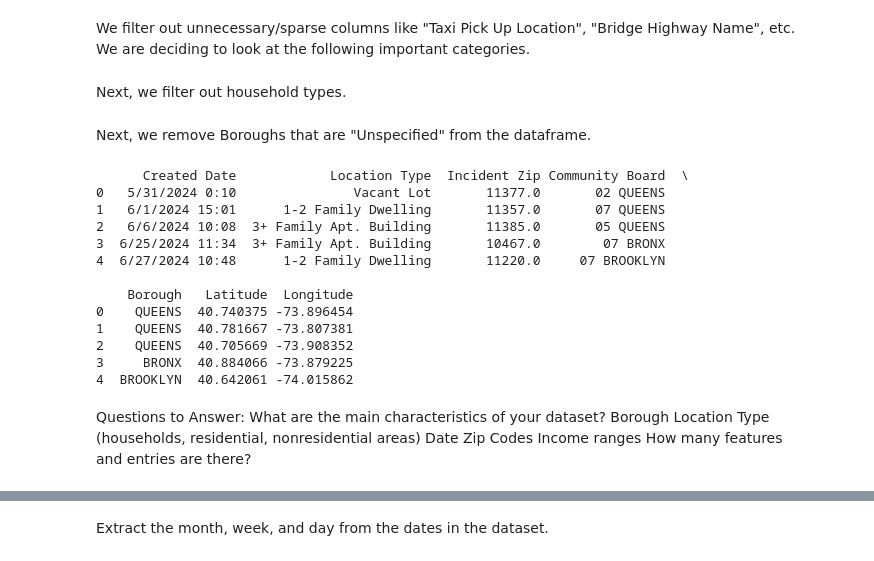
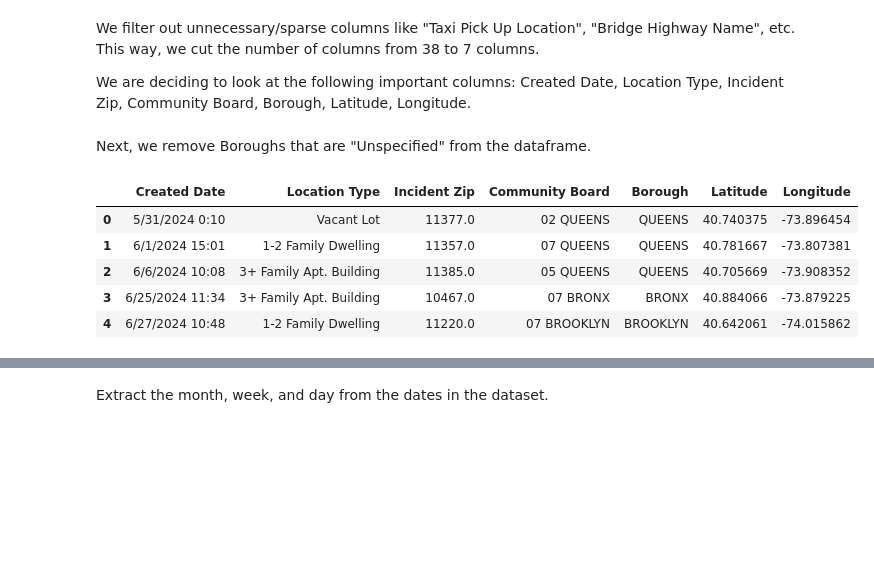
Before and after one commit to trishaa4144/cmsc320-final, a Jupyter notebook: CMSC320_Checkpt_2.ipynb, the cells around one changed output, grey strips where cells are left out. Saved outputs shown, nothing was run; the diff lists cells and outputs as text; code cells hidden in the pictures; blank space fills up the shorter version.

```diff
--- a/CMSC320_Checkpt_2.ipynb
+++ b/CMSC320_Checkpt_2.ipynb
@@ -28,5 +15,7 @@ Index(['Unique Key', 'Created Date', 'Closed Date', 'Agency', 'Agency Name',
 # %% [markdown]
-We filter out unnecessary/sparse columns like "Taxi Pick Up Location", "Bridge Highway Name", etc. We are deciding to look at the following important categories.
+We filter out unnecessary/sparse columns like "Taxi Pick Up Location", "Bridge Highway Name", etc. This way, we cut the number of columns from 38 to 7 columns.
+
+We are deciding to look at the following important columns: Created Date, Location Type, Incident Zip, Community Board, Borough, Latitude, Longitude.
 # %%
 # Keep only the necessary columns
 df = df[['Created Date', 'Location Type', 'Incident Zip', 'Community Board', 'Borough', 'Latitude', 'Longitude']]
@@ -36,2 +21,0 @@ df = df[['Created Date', 'Location Type', 'Incident Zip', 'Community Board', 'Bo
-# %% [markdown]
-Next, we filter out household types.
@@ -50,32 +24,14 @@ Next, we remove Boroughs that are "Unspecified" from the dataframe.
 # %%
 # Drop rows with unspecified boroughs
 df = df[df['Borough'] != 'Unspecified']
-
-# Optionally, reset the index after filtering
 df.reset_index(drop=True, inplace=True)
 
 # Check the result
-print(df.head())
+df.head()
 # %% [output]
-      Created Date            Location Type  Incident Zip Community Board  \
-0   5/31/2024 0:10               Vacant Lot       11377.0       02 QUEENS
-1   6/1/2024 15:01      1-2 Family Dwelling       11357.0       07 QUEENS
-2   6/6/2024 10:08  3+ Family Apt. Building       11385.0       05 QUEENS
-3  6/25/2024 11:34  3+ Family Apt. Building       10467.0        07 BRONX
-4  6/27/2024 10:48      1-2 Family Dwelling       11220.0     07 BROOKLYN
-
-    Borough   Latitude  Longitude
-0    QUEENS  40.740375 -73.896454
-1    QUEENS  40.781667 -73.807381
-2    QUEENS  40.705669 -73.908352
-3     BRONX  40.884066 -73.879225
-4  BROOKLYN  40.642061 -74.015862
+|  | Created Date | Location Type | Incident Zip | Community Board | Borough | Latitude | Longitude |
+| 0 | 5/31/2024 0:10 | Vacant Lot | 11377.0 | 02 QUEENS | QUEENS | 40.740375 | -73.896454 |
+| 1 | 6/1/2024 15:01 | 1-2 Family Dwelling | 11357.0 | 07 QUEENS | QUEENS | 40.781667 | -73.807381 |
+| 2 | 6/6/2024 10:08 | 3+ Family Apt. Building | 11385.0 | 05 QUEENS | QUEENS | 40.705669 | -73.908352 |
+| 3 | 6/25/2024 11:34 | 3+ Family Apt. Building | 10467.0 | 07 BRONX | BRONX | 40.884066 | -73.879225 |
+| 4 | 6/27/2024 10:48 | 1-2 Family Dwelling | 11220.0 | 07 BROOKLYN | BROOKLYN | 40.642061 | -74.015862 |
-# %% [markdown]
-Questions to Answer:
-What are the main characteristics of your dataset?
-Borough
-Location Type (households, residential, nonresidential areas)
-Date
-Zip Codes
-Income ranges
-How many features and entries are there?
```
Also changed, not shown: parts of 12 cells of this notebook.
